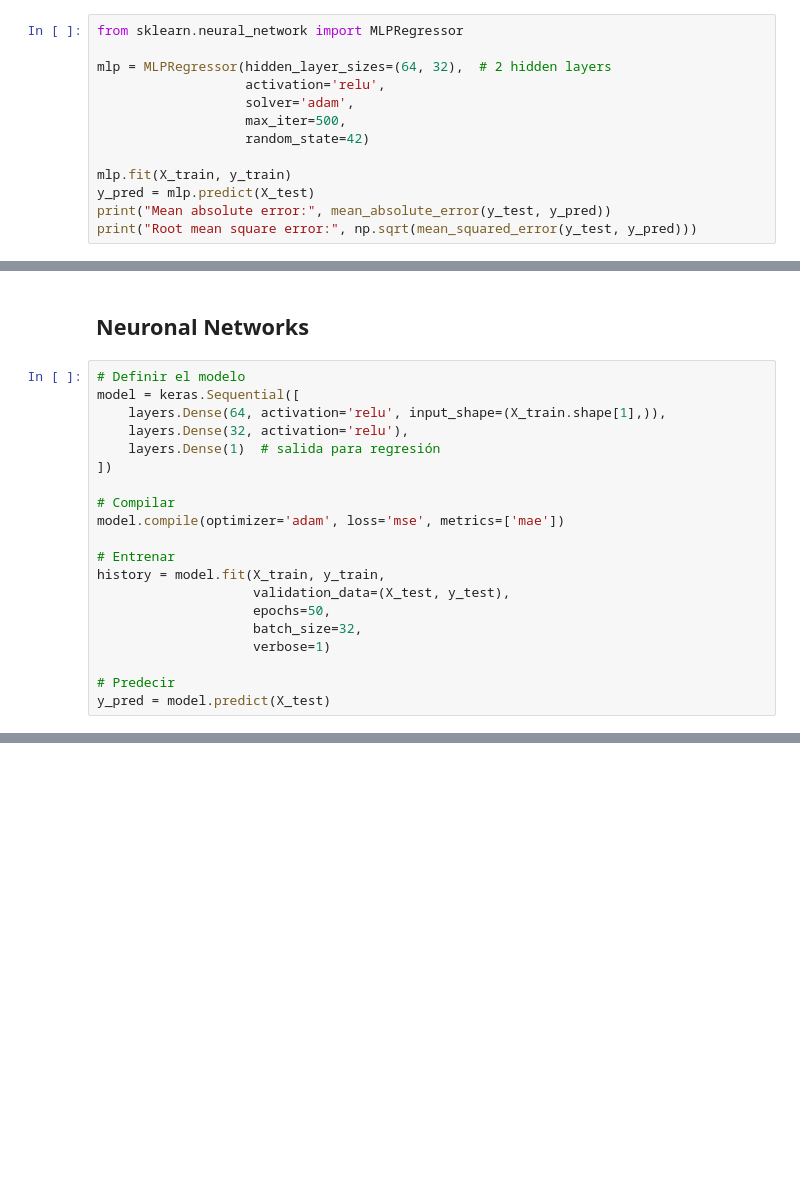
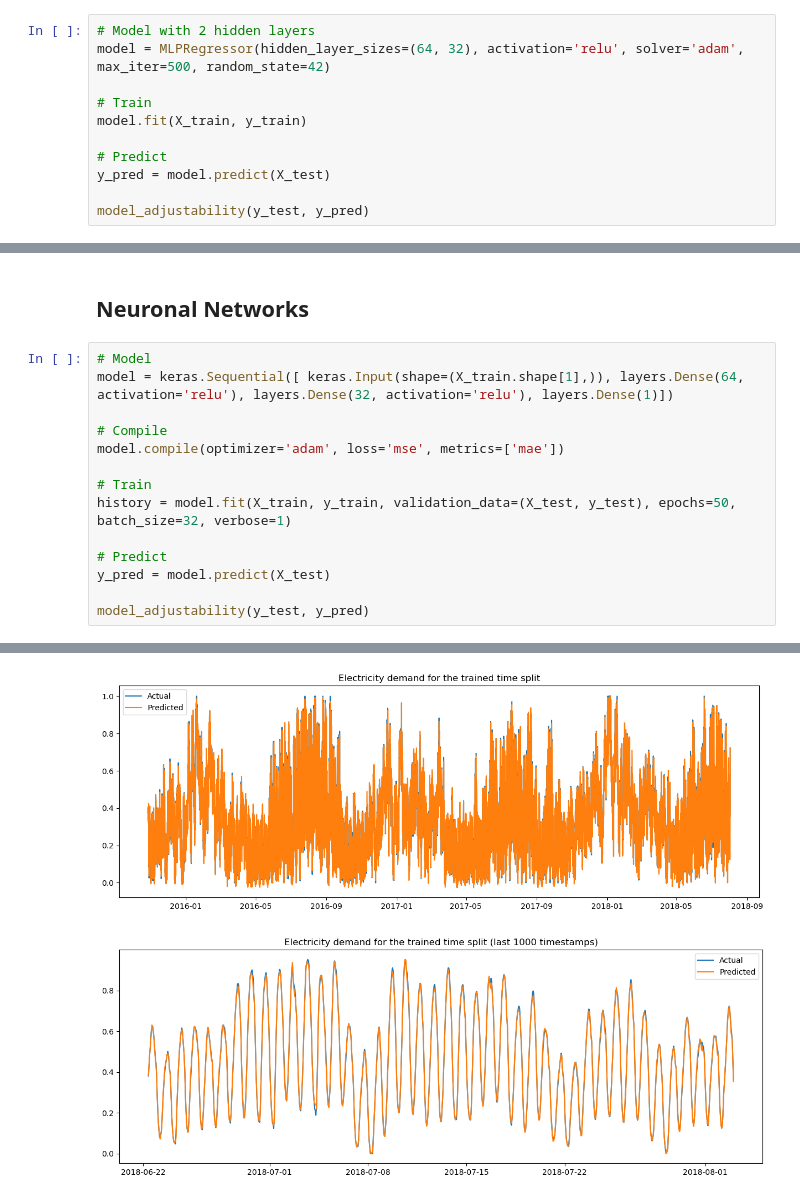
Before and after one commit to mruifer/Electricity-demand-forecast, a Jupyter notebook: notebooks/03_modeling.ipynb, the cells around one changed output, grey strips where cells are left out. Cells and saved outputs as stored; diff of their text form; blank space fills up the shorter version.

```diff
--- a/notebooks/03_modeling.ipynb
+++ b/notebooks/03_modeling.ipynb
@@ -130,16 +165,14 @@ plt.show()
 # %% [markdown]
 ## MLPRegresor
 # %%
-from sklearn.neural_network import MLPRegressor
+# Model with 2 hidden layers
+model = MLPRegressor(hidden_layer_sizes=(64, 32), activation='relu', solver='adam', max_iter=500, random_state=42)
 
-mlp = MLPRegressor(hidden_layer_sizes=(64, 32),  # 2 hidden layers
-                   activation='relu',
-                   solver='adam',
-                   max_iter=500,
-                   random_state=42)
+# Train
+model.fit(X_train, y_train)
 
-mlp.fit(X_train, y_train)
-y_pred = mlp.predict(X_test)
-print("Mean absolute error:", mean_absolute_error(y_test, y_pred))
-print("Root mean square error:", np.sqrt(mean_squared_error(y_test, y_pred)))
+# Predict
+y_pred = model.predict(X_test)
+
+model_adjustability(y_test, y_pred)
 # %% [output]
@@ -173,24 +187,18 @@ plt.show()
 # %% [markdown]
 ## Neuronal Networks
 # %%
-# Definir el modelo
-model = keras.Sequential([
-    layers.Dense(64, activation='relu', input_shape=(X_train.shape[1],)),
-    layers.Dense(32, activation='relu'),
-    layers.Dense(1)  # salida para regresión
-])
+# Model
+model = keras.Sequential([ keras.Input(shape=(X_train.shape[1],)), layers.Dense(64, activation='relu'), layers.Dense(32, activation='relu'), layers.Dense(1)])
 
-# Compilar
+# Compile
 model.compile(optimizer='adam', loss='mse', metrics=['mae'])
 
-# Entrenar
-history = model.fit(X_train, y_train,
-                    validation_data=(X_test, y_test),
-                    epochs=50,
-                    batch_size=32,
-                    verbose=1)
+# Train
+history = model.fit(X_train, y_train, validation_data=(X_test, y_test), epochs=50, batch_size=32, verbose=1)
 
-# Predecir
+# Predict
 y_pred = model.predict(X_test)
+
+model_adjustability(y_test, y_pred)
 # %% [output]
 Epoch 1/50
@@ -212,0 +221,2 @@ Epoch 50/50
+[figure, added]
+[figure, added]
```
Also changed, not shown: parts of 11 cells of this notebook.
